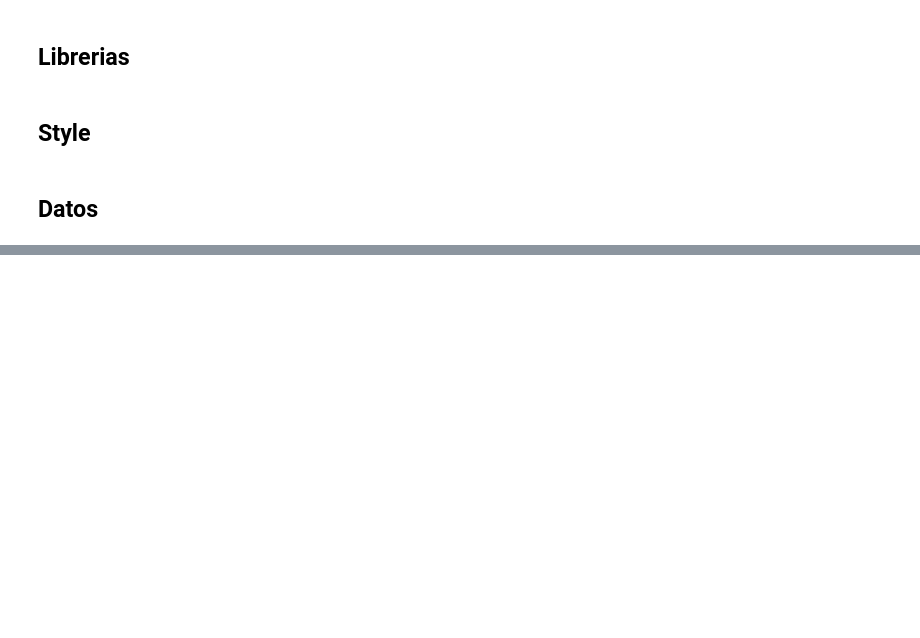
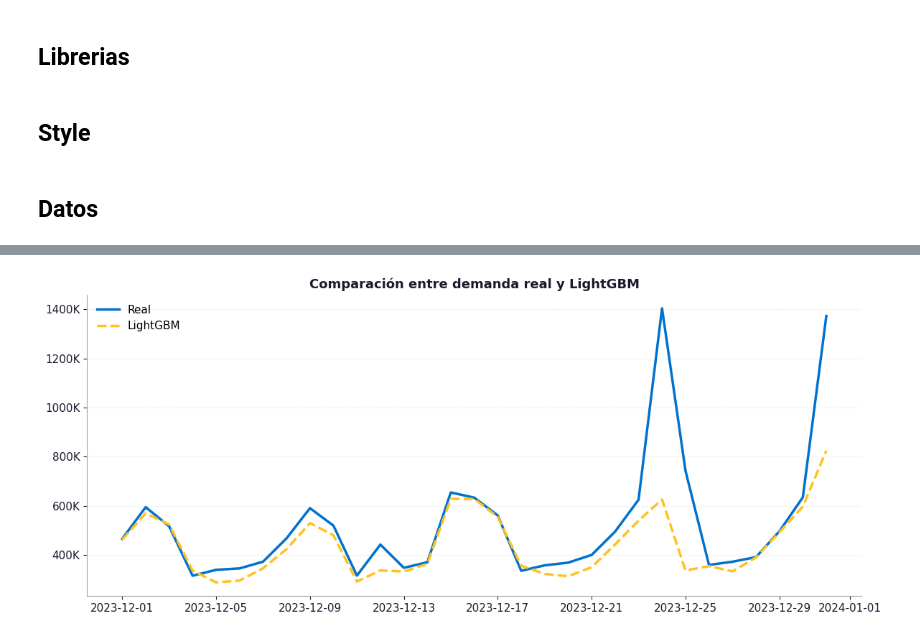
Before and after one commit to vanessagom/retail-demand-forecast, a Jupyter notebook: notebooks/train_forecast_model.ipynb, the cells around one changed output, grey strips where cells are left out. Cells and saved outputs as stored; diff of their text form; code cells hidden in the pictures; blank space fills up the shorter version.

```diff
--- a/notebooks/train_forecast_model.ipynb
+++ b/notebooks/train_forecast_model.ipynb
@@ -97,0 +672,5 @@ print(df.dtypes.to_string())
+# %%
+for col in categorical_features:
+    X_train[col] = X_train[col].astype("category")
+    X_valid[col] = X_valid[col].astype("category")
+    X_test[col] = X_test[col].astype("category")
@@ -97,0 +754,58 @@ print(df.dtypes.to_string())
+# %%
+valid_plot_lgb = (
+    valid
+    .assign(pred=lgb_pred)
+    .groupby("date", as_index=False)
+    .agg(
+        real=("total_transactions","sum"),
+        pred=("pred","sum")
+    )
+)
+# %%
+fig, ax = plt.subplots(figsize=(12,5))
+
+ax.plot(
+
+    valid_plot_lgb["date"],
+    valid_plot_lgb["real"],
+    color=WALMART_BLUE,
+    linewidth=2.5,
+    label="Real"
+
+)
+
+ax.plot(
+
+    valid_plot_lgb["date"],
+    valid_plot_lgb["pred"],
+    color=WALMART_YELLOW,
+    linewidth=2.5,
+    linestyle="--",
+    label="LightGBM"
+
+)
+
+ax.set_title(
+
+    "Comparación entre demanda real y LightGBM",
+    fontsize=13,
+    fontweight="bold",
+    color=WALMART_DARK
+
+)
+
+ax.grid(axis="y", linestyle="--", alpha=0.20)
+
+ax.legend(frameon=False)
+
+ax.yaxis.set_major_formatter(
+
+    mtick.FuncFormatter(lambda x,_: f"{x/1000:.0f}K")
+
+)
+
+plt.tight_layout()
+
+plt.show()
+# %% [output]
+[figure, added]
```
Also changed, not shown: parts of 66 cells of this notebook.
